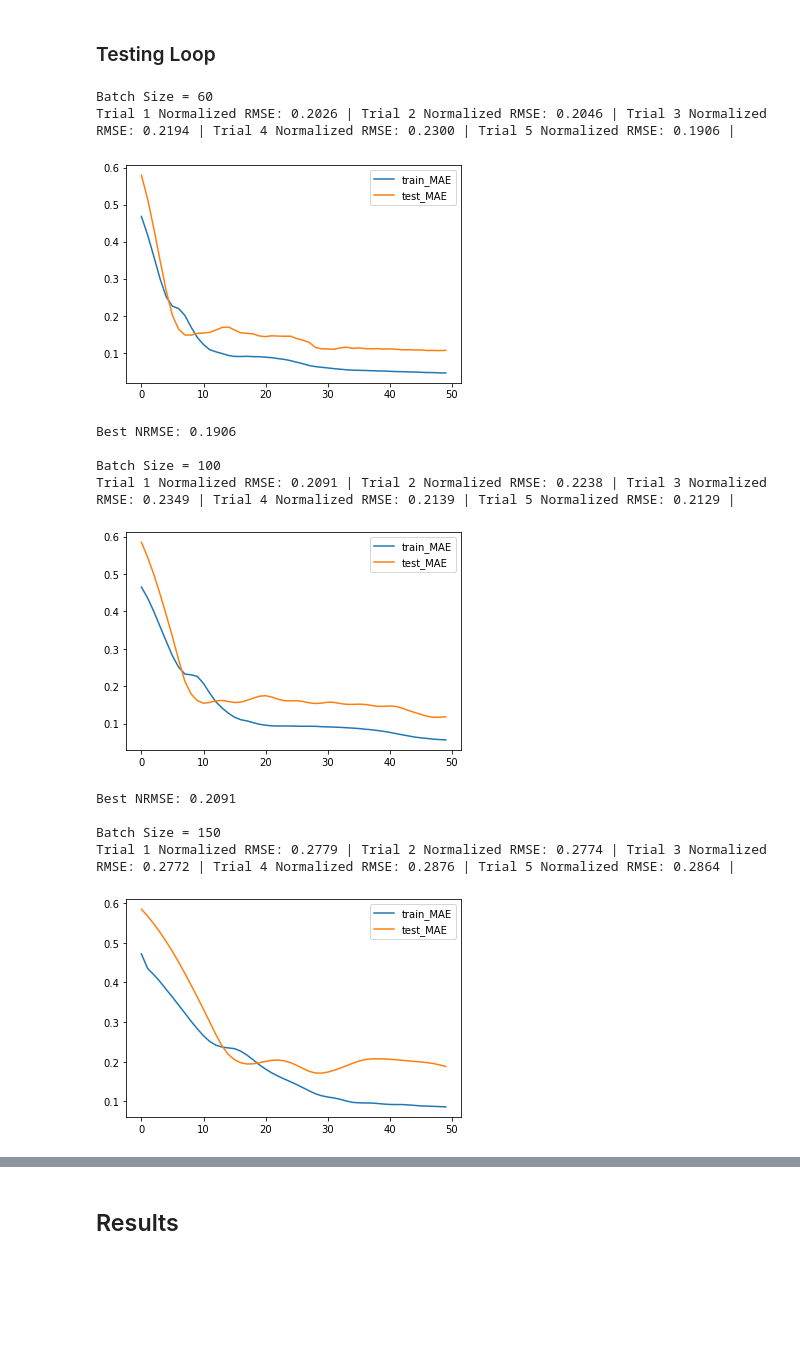
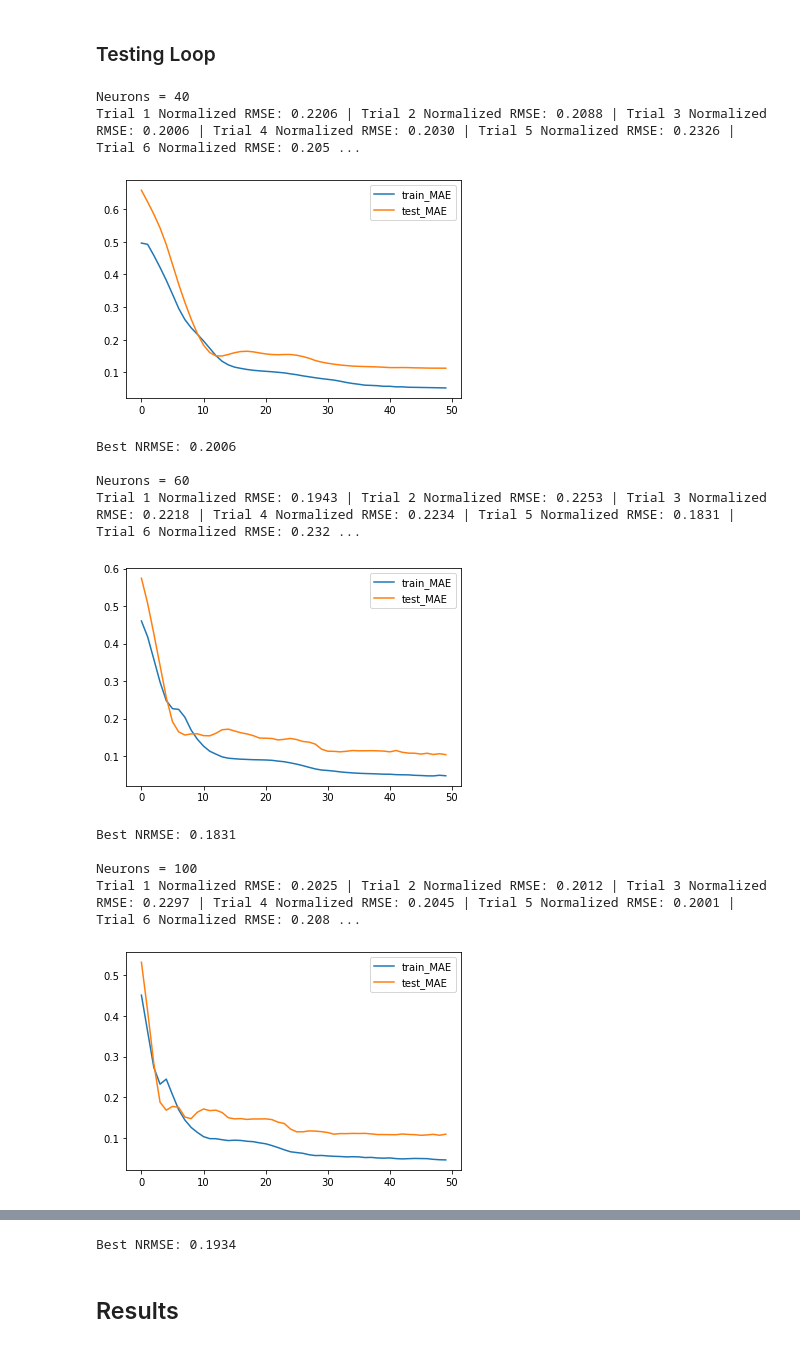
Before and after one commit to TLChilton/Senior_Capstone, a Jupyter notebook: Thomas/LSTMTestBed.ipynb, the cells around one changed output, grey strips where cells are left out. Saved outputs shown, nothing was run; the diff lists cells and outputs as text; code cells hidden in the pictures; blank space fills up the shorter version.

```diff
--- a/Thomas/LSTMTestBed.ipynb
+++ b/Thomas/LSTMTestBed.ipynb
@@ -63,7 +62,7 @@ df.head(1)
 | Date |  |  |  |  |  |  |  |  |  |  | ... |
 | 2019-01-02 | 32.849998 | 33.810001 | 32.41 | 33.639999 | 31.893358 | 7662300.0 | 37.0 | 8.7 | 55.8 | 34.0 | ... |
 # %%
-df.drop(df.columns.difference(['Date','Close','Tesla Trend','Musk Trend','GM Trend','EV Trend','Coronavirus Trend','Month','Day of the Month','Day of the Week','Year']), 1, inplace=True)
+df.drop(df.columns.difference(['Date','Close','Tesla Trend','Musk Trend','GM Trend','EV Trend','Coronavirus Trend','Month','Day of the Month','Day of the Week','Day of the Year','Year']), 1, inplace=True)
 df.head(3)
 # %% [output]
 In a future version of pandas all arguments of DataFrame.drop except for the argument 'labels' will be keyword-only
@@ -208,15 +206,15 @@ def fit_lstm(train_X, train_y, test_X, test_y, n_out, batch_size, n_epochs, n_ne
 from sklearn.metrics import mean_squared_error
 
 # Adjustable Hyperparameters
-n_trials = 5
+n_trials = 7
 n_epochs = 50
-batch_size = 100
+batch_size = 60
 n_neurons = 60
 dropout = 0.1                                      # default is 0.0
 learning_rate = 0.001                               # default is 0.001
-testingArray = [60, 100, 150]
+testingArray = [40, 60, 100, 150]
 verbose = 0                                         # 0, 1, or 2
-thingTested = "Batch Size"                       # just for output purposes
+thingTested = "Neurons"                       # just for output purposes
 
 # Results Dictionary
 results = {}
@@ -234,49 +232,49 @@ for testingThing in testingArray:
         print("Trial %i " %(r+1), end="")
         model, history = fit_lstm(
             train_X, train_y, test_X, test_y, n_out, # Move testingThing to whatever parameter you're testing
-            batch_size=testingThing,
+            batch_size=batch_size,
             n_epochs=n_epochs,
-            n_neurons=n_neurons,
+            n_neurons=testingThing,
             dropout=dropout,
             lr=learning_rate,
             v=verbose
         )
         # Make Prediction
         yhat = model.predict(predict_X)
         inv_yhat = scaler.inverse_transform(yhat.reshape(-1,1)).reshape(n_out*n_predict)
         # calculate RMSE and NRMSE
         rmse = sqrt(mean_squared_error(inv_y, inv_yhat))
         normalized_rmse = rmse/(mean(inv_y))
         print('Normalized RMSE: %.4f | ' % normalized_rmse, end="")
         # Store the model with the best NRMSE
         if testingThing not in results["best_nrmse"] or normalized_rmse < results["best_nrmse"][testingThing]:
             results["best_nrmse"][testingThing] = normalized_rmse
             results["best_history"][testingThing] = history
             results["best_invyhat"][testingThing] = inv_yhat
             results["best_model"][testingThing] = model
             if "overall_best" not in results["best_nrmse"] or normalized_rmse < results["best_nrmse"]["overall_best"]:
                 results["best_nrmse"]["overall_best"] = normalized_rmse
                 results["best_history"]["overall_best"] = history
                 results["best_invyhat"]["overall_best"] = inv_yhat
                 results["best_model"]["overall_best"] = model
     print()
     pyplot.figure()
     pyplot.plot(results["best_history"][testingThing].history['loss'], label='train_MAE')
     pyplot.plot(results["best_history"][testingThing].history['val_loss'], label='test_MAE')
     pyplot.legend()
     pyplot.show()
     print("Best NRMSE: %.4f\n" %(results["best_nrmse"][testingThing]))
 # %% [output]
-Batch Size = 60
-Trial 1 Normalized RMSE: 0.2026 | Trial 2 Normalized RMSE: 0.2046 | Trial 3 Normalized RMSE: 0.2194 | Trial 4 Normalized RMSE: 0.2300 | Trial 5 Normalized RMSE: 0.1906 |
+Neurons = 40
+Trial 1 Normalized RMSE: 0.2206 | Trial 2 Normalized RMSE: 0.2088 | Trial 3 Normalized RMSE: 0.2006 | Trial 4 Normalized RMSE: 0.2030 | Trial 5 Normalized RMSE: 0.2326 | Trial 6 Normalized RMSE: 0.205 ...
-[figure, old version]
+[figure, new version]
-Best NRMSE: 0.1906
+Best NRMSE: 0.2006
 
-Batch Size = 100
-Trial 1 Normalized RMSE: 0.2091 | Trial 2 Normalized RMSE: 0.2238 | Trial 3 Normalized RMSE: 0.2349 | Trial 4 Normalized RMSE: 0.2139 | Trial 5 Normalized RMSE: 0.2129 |
+Neurons = 60
+Trial 1 Normalized RMSE: 0.1943 | Trial 2 Normalized RMSE: 0.2253 | Trial 3 Normalized RMSE: 0.2218 | Trial 4 Normalized RMSE: 0.2234 | Trial 5 Normalized RMSE: 0.1831 | Trial 6 Normalized RMSE: 0.232 ...
-[figure, old version]
+[figure, new version]
-Best NRMSE: 0.2091
+Best NRMSE: 0.1831
 
-Batch Size = 150
-Trial 1 Normalized RMSE: 0.2779 | Trial 2 Normalized RMSE: 0.2774 | Trial 3 Normalized RMSE: 0.2772 | Trial 4 Normalized RMSE: 0.2876 | Trial 5 Normalized RMSE: 0.2864 |
+Neurons = 100
+Trial 1 Normalized RMSE: 0.2025 | Trial 2 Normalized RMSE: 0.2012 | Trial 3 Normalized RMSE: 0.2297 | Trial 4 Normalized RMSE: 0.2045 | Trial 5 Normalized RMSE: 0.2001 | Trial 6 Normalized RMSE: 0.208 ...
-[figure, old version]
+[figure, new version]
@@ -284,3 +286,4 @@ Best NRMSE: 0.2772
+Best NRMSE: 0.1934
 # %% [markdown]
 ## Results
 # %%
```
Also changed, not shown: parts of 10 cells of this notebook, 3 other files.
